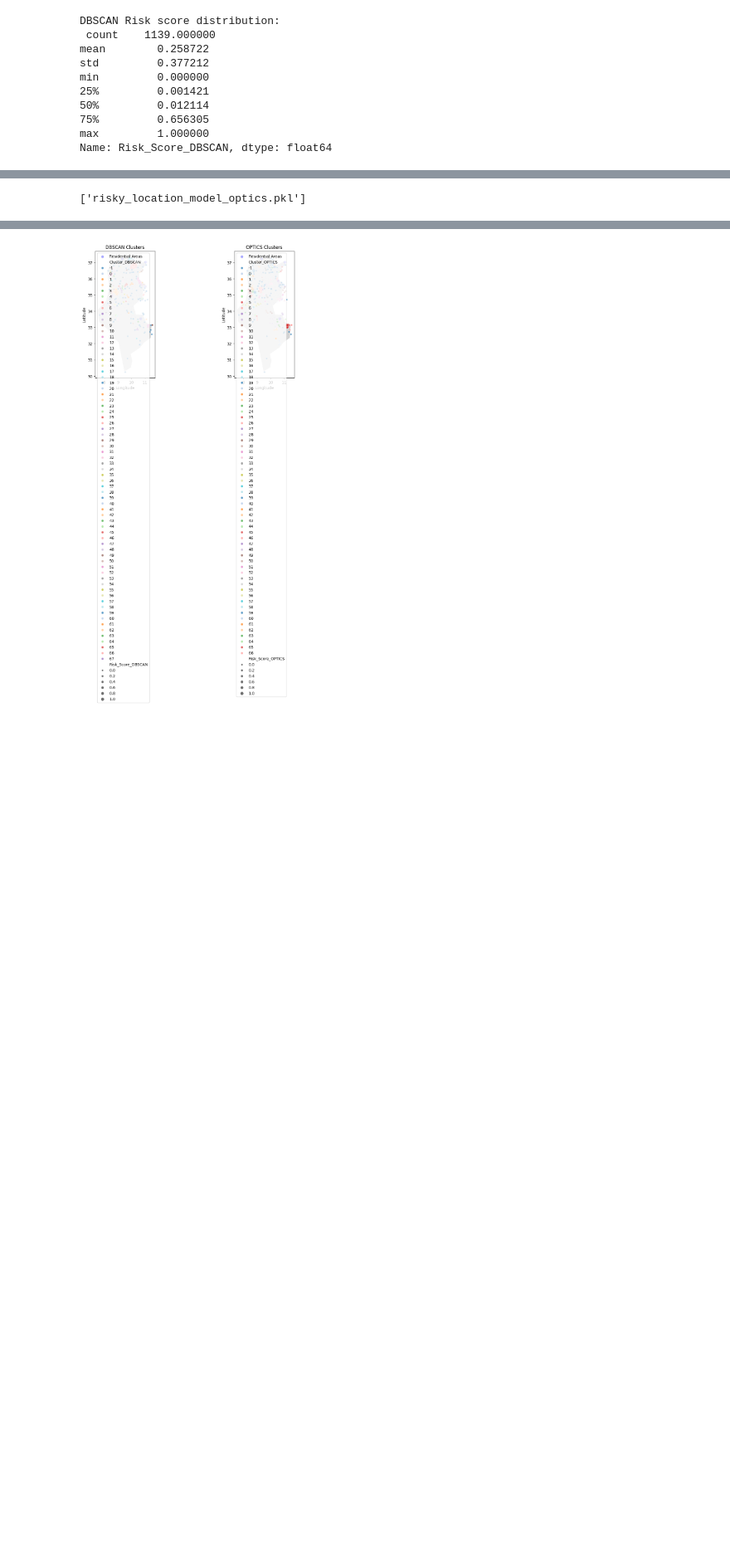
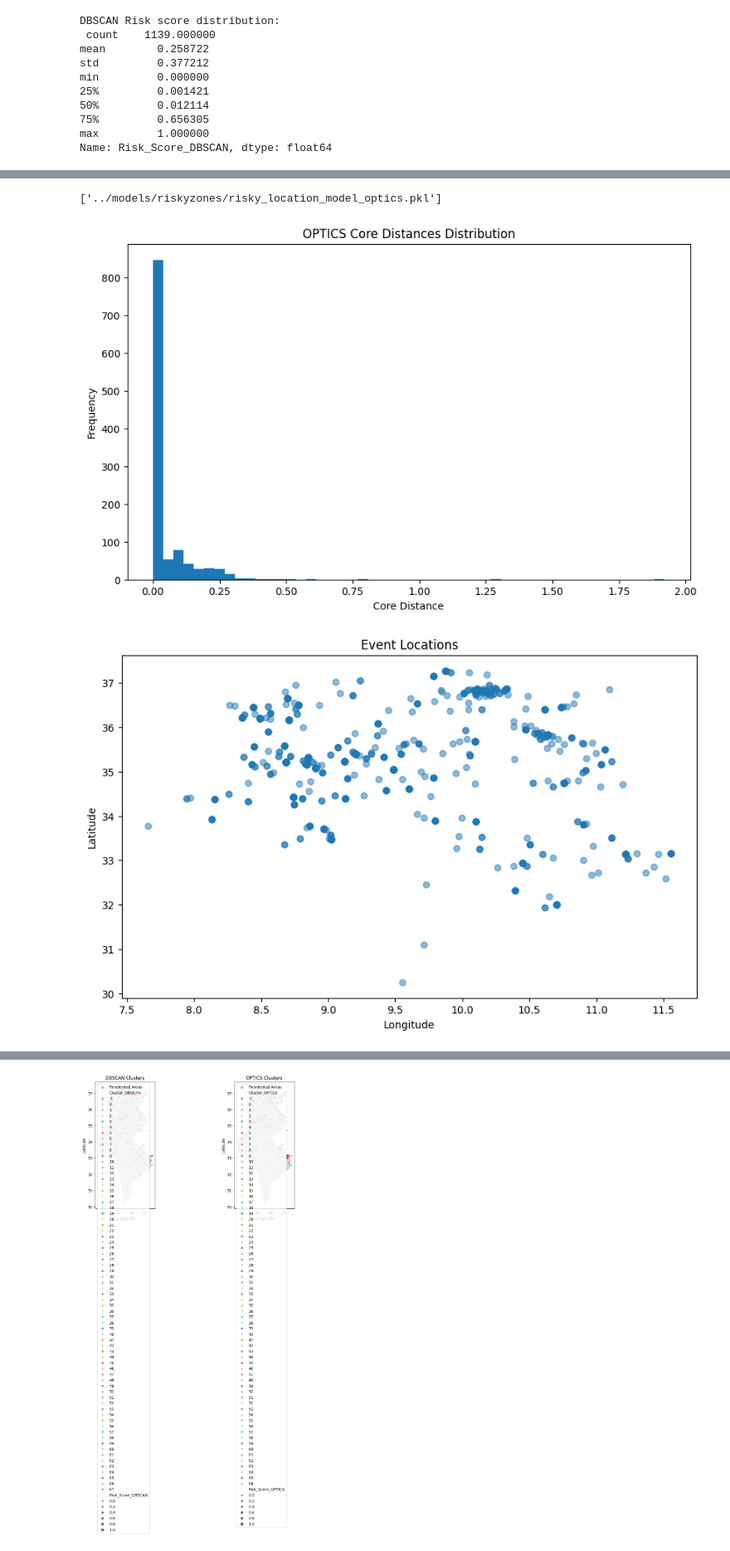
Before and after one commit to BenAmorHanine/personal_security_solution, a Jupyter notebook: notebooks/risky_location.ipynb, the cells around one changed output, grey strips where cells are left out. Shown at 83% size. Drawn from its saved outputs; the diff is of its cells as text; code cells hidden in the pictures; blank space fills up the shorter version.

Commit message:
risky loc model done

```diff
--- a/notebooks/tn3.ipynb
+++ b/notebooks/risky_location.ipynb
@@ -700,5 +680,5 @@ Name: Risk_Score_OPTICS, dtype: float64
 # %%
-joblib.dump(model_optics, 'risky_location_model_optics.pkl')
+joblib.dump(model_optics, '../models/riskyzones/risky_location_model_optics.pkl')
 # %% [output]
-['risky_location_model_optics.pkl']
+['../models/riskyzones/risky_location_model_optics.pkl']
 # %%
@@ -740,2 +721,20 @@ def predict_risk_score_optics(lat, lon, model, scaler, cluster_weights, cluster_
 
     return (score, normalized_distance, event_type)
+# %%
+plt.figure(figsize=(10, 6))
+plt.hist(model_optics.core_distances_[model_optics.core_distances_ != np.inf], bins=50)
+plt.title('OPTICS Core Distances Distribution')
+plt.xlabel('Core Distance')
+plt.ylabel('Frequency')
+plt.show()
+
+
+plt.figure(figsize=(10, 6))
+plt.scatter(df['longitude'], df['latitude'], alpha=0.5)
+plt.title('Event Locations')
+plt.xlabel('Longitude')
+plt.ylabel('Latitude')
+plt.show()
+# %% [output]
+[figure, added]
+[figure, added]
```
Also changed, not shown: parts of 9 cells of this notebook, 7 other files.
